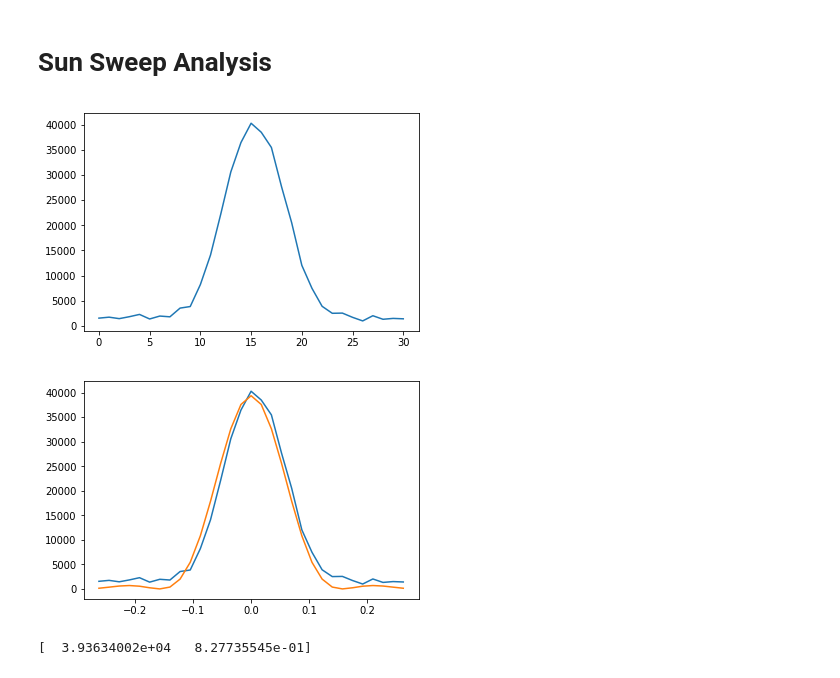
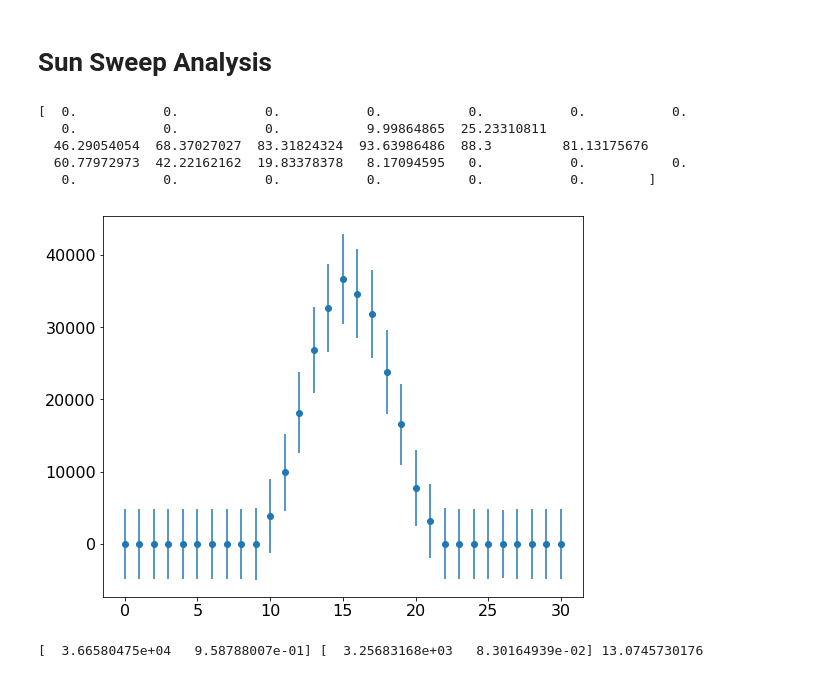
Before and after one commit to evantey14/jlab, a Jupyter notebook: 21cm.ipynb, the cells around one changed output. Cells and saved outputs as stored; diff of their text form; code cells hidden in the pictures.

```diff
--- a/21cm.ipynb
+++ b/21cm.ipynb
@@ -53,15 +53,28 @@ def antennaT_to_brightnessT(sweep):
     SOURCE_ANG_DIAM = .5
     POLARIZATION_FACTOR = 2 # antenna only measures 1 polarization direction
     return sweep * (ANTENNA_ANG_DIAM / SOURCE_ANG_DIAM)**2 * POLARIZATION_FACTOR
-# %%
-rm_metadata_azsweep = np.asfarray(azsweep[:, DATA_START:], float)
-rm_bg_azsweep = remove_background(rm_metadata_azsweep, tsys)
-avgbT_azsweep = np.mean(antennaT_to_brightnessT(rm_bg_azsweep), axis=1)
-
-plt.plot(range(31), avgbT_azsweep)
-plt.show()
-# %% [output]
-[figure, removed]
+# %%
+# process data
+rm_metadata = np.asfarray(azsweep[:, DATA_START:], float)
+avg_antennaT = np.mean(rm_metadata, axis=1)
+rm_bg_antennaT = remove_background(avg_antennaT, tsys)
+avg_brightnessT = antennaT_to_brightnessT(rm_bg_antennaT)
+
+err_antennaT = np.sqrt(avg_antennaT)
+err_brightnessT = antennaT_to_brightnessT(err_antennaT)
+
+print(rm_bg_antennaT)
+
+utils.init_plot()
+utils.plot_data(range(31), avg_brightnessT, err_brightnessT)
+plt.show()
+# %% [output]
+[  0.           0.           0.           0.           0.           0.           0.
+   0.           0.           0.           9.99864865  25.23310811
+  46.29054054  68.37027027  83.31824324  93.63986486  88.3         81.13175676
+  60.77972973  42.22162162  19.83378378   8.17094595   0.           0.           0.
+   0.           0.           0.           0.           0.           0.        ]
+[figure, added]
 # %%
 # define diffraction model
 import scipy.special
@@ -70,13 +83,10 @@ def circular_diffraction(theta, I, a):
     return np.where(theta == 0, I, I * ( (2 * scipy.special.j1(k * a * np.sin(theta))) / (k * a * np.sin(theta)) )**2)
 # %%
 x = np.array([i*2*3.14/360 for i in range(-15, 16, 1)])
+y = avg_brightnessT
+ey = err_brightnessT
 
-popt, perr, chisq = utils.fit_model(x, avgbT_azsweep, 31*[5000], (30000, 1), circular_diffraction)
-plt.plot(x, avgbT_azsweep)
-plt.plot(x, [circular_diffraction(xi, *popt) for xi in x])
-plt.show()
-
-print(popt)
+popt, perr, chisq = utils.fit_model(x, y, ey, (30000, 1), circular_diffraction)
+print(popt, perr, chisq)
 # %% [output]
-[figure, removed]
-[  3.93634002e+04   8.27735545e-01]
+[  3.66580475e+04   9.58788007e-01] [  3.25683168e+03   8.30164939e-02] 13.0745730176
```
Also changed, not shown: parts of 1 cell of this notebook.
